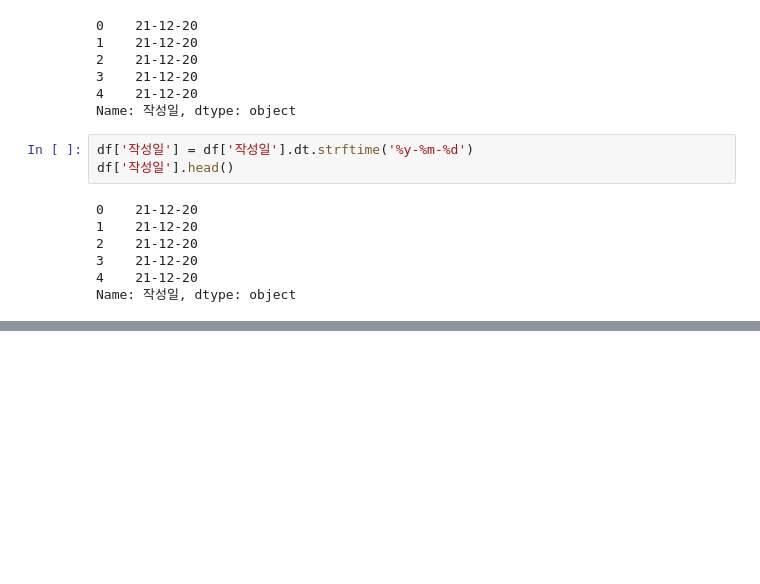
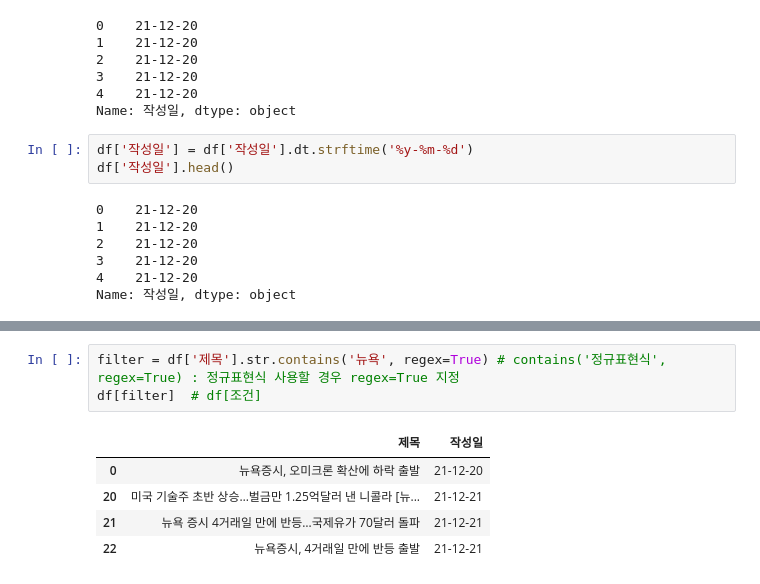
Before and after one commit to kiyong21c/nadocoding, a Jupyter notebook: 20211230_crawling_newstitle+pandas_datetime.ipynb, the cells around one changed output, grey strips where cells are left out. Drawn from its saved outputs; the diff is of its cells as text; blank space fills up the shorter version.

```diff
--- a/20211230_crawling_newstitle+pandas_datetime.ipynb
+++ b/20211230_crawling_newstitle+pandas_datetime.ipynb
@@ -108,0 +132,9 @@ Name: 작성일, dtype: object
+# %%
+filter = df['제목'].str.contains('뉴욕', regex=True) # contains('정규표현식', regex=True) : 정규표현식 사용할 경우 regex=True 지정
+df[filter]  # df[조건]
+# %% [output]
+|  | 제목 | 작성일 |
+| 0 | 뉴욕증시, 오미크론 확산에 하락 출발 | 21-12-20 |
+| 20 | 미국 기술주 초반 상승…벌금만 1.25억달러 낸 니콜라 [뉴... | 21-12-21 |
+| 21 | 뉴욕 증시 4거래일 만에 반등…국제유가 70달러 돌파 | 21-12-21 |
+| 22 | 뉴욕증시, 4거래일 만에 반등 출발 | 21-12-21 |
```
Also changed, not shown: parts of 2 cells of this notebook.
